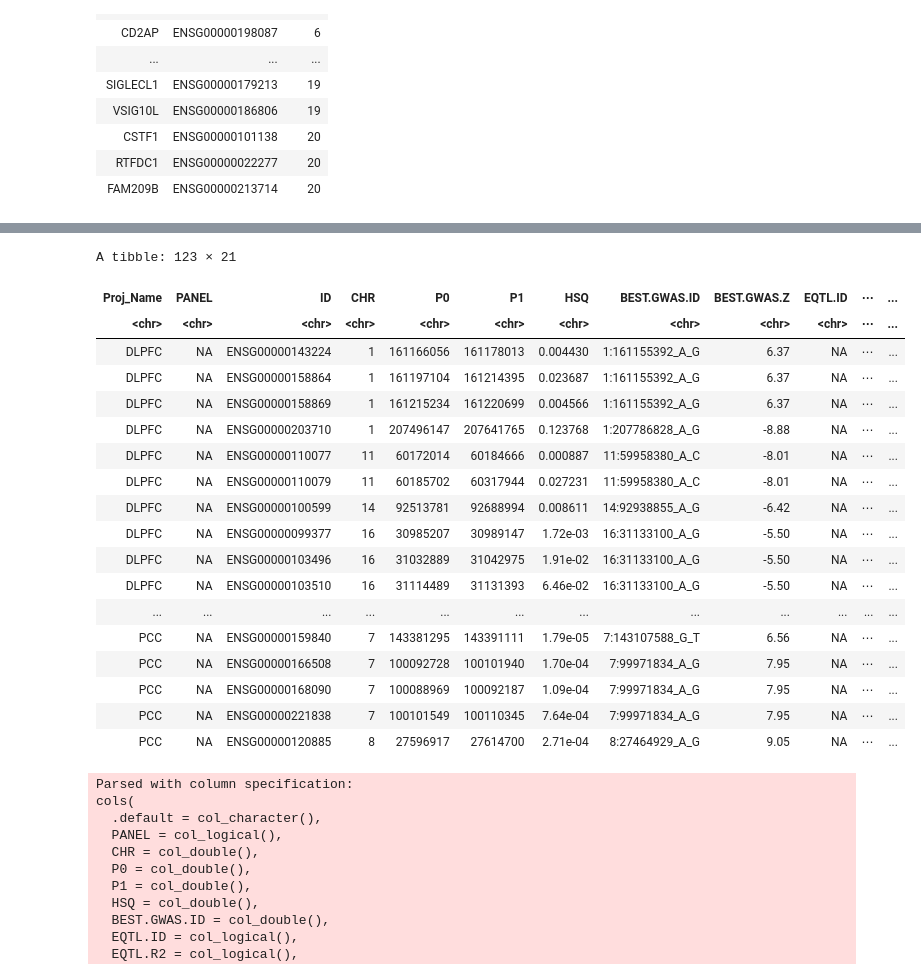
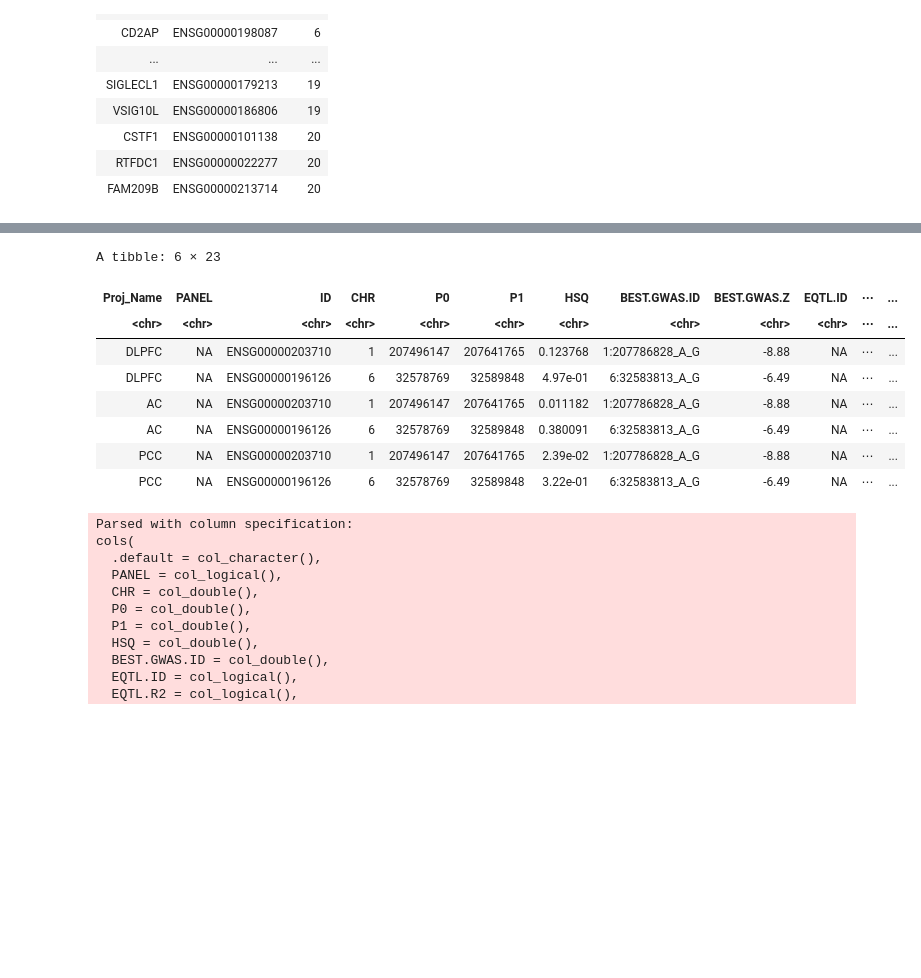
Before and after one commit to gaow/neuro-twas, a Jupyter notebook: archive/Whole_Genome_TWAS.ipynb, the cells around one changed output, grey strips where cells are left out. Cells and saved outputs as stored; diff of their text form; code cells hidden in the pictures; blank space fills up the shorter version.

```diff
--- a/archive/Whole_Genome_TWAS.ipynb
+++ b/archive/Whole_Genome_TWAS.ipynb
@@ -383,25 +373,15 @@ See spec(...) for full column specifications.
 # %%
-analysis%>%unnest(result_data_TWAS)%>%filter(ID %in% gene$ensembl_id )
+analysis%>%unnest(result_data_TWAS)%>%filter(ID %in% gene$ensembl_id )%>%select(-psed_gene,-result_data,-twas_gene)%>%filter(ID %in% c("ENSG00000196126","ENSG00000203710") )
 # %% [output]
-A tibble: 123 × 21
+A tibble: 6 × 23
 | Proj_Name | PANEL | ID | CHR | P0 | P1 | HSQ | BEST.GWAS.ID | BEST.GWAS.Z | EQTL.ID | ⋯ | ... |
 | <chr> | <chr> | <chr> | <chr> | <chr> | <chr> | <chr> | <chr> | <chr> | <chr> | ⋯ | ... |
-| DLPFC | NA | ENSG00000143224 | 1 | 161166056 | 161178013 | 0.004430 | 1:161155392_A_G | 6.37 | NA | ⋯ | ... |
-| DLPFC | NA | ENSG00000158864 | 1 | 161197104 | 161214395 | 0.023687 | 1:161155392_A_G | 6.37 | NA | ⋯ | ... |
-| DLPFC | NA | ENSG00000158869 | 1 | 161215234 | 161220699 | 0.004566 | 1:161155392_A_G | 6.37 | NA | ⋯ | ... |
 | DLPFC | NA | ENSG00000203710 | 1 | 207496147 | 207641765 | 0.123768 | 1:207786828_A_G | -8.88 | NA | ⋯ | ... |
-| DLPFC | NA | ENSG00000110077 | 11 | 60172014 | 60184666 | 0.000887 | 11:59958380_A_C | -8.01 | NA | ⋯ | ... |
-| DLPFC | NA | ENSG00000110079 | 11 | 60185702 | 60317944 | 0.027231 | 11:59958380_A_C | -8.01 | NA | ⋯ | ... |
-| DLPFC | NA | ENSG00000100599 | 14 | 92513781 | 92688994 | 0.008611 | 14:92938855_A_G | -6.42 | NA | ⋯ | ... |
-| DLPFC | NA | ENSG00000099377 | 16 | 30985207 | 30989147 | 1.72e-03 | 16:31133100_A_G | -5.50 | NA | ⋯ | ... |
-| DLPFC | NA | ENSG00000103496 | 16 | 31032889 | 31042975 | 1.91e-02 | 16:31133100_A_G | -5.50 | NA | ⋯ | ... |
-| DLPFC | NA | ENSG00000103510 | 16 | 31114489 | 31131393 | 6.46e-02 | 16:31133100_A_G | -5.50 | NA | ⋯ | ... |
-| ... | ... | ... | ... | ... | ... | ... | ... | ... | ... | ... | ... |
-| PCC | NA | ENSG00000159840 | 7 | 143381295 | 143391111 | 1.79e-05 | 7:143107588_G_T | 6.56 | NA | ⋯ | ... |
-| PCC | NA | ENSG00000166508 | 7 | 100092728 | 100101940 | 1.70e-04 | 7:99971834_A_G | 7.95 | NA | ⋯ | ... |
-| PCC | NA | ENSG00000168090 | 7 | 100088969 | 100092187 | 1.09e-04 | 7:99971834_A_G | 7.95 | NA | ⋯ | ... |
-| PCC | NA | ENSG00000221838 | 7 | 100101549 | 100110345 | 7.64e-04 | 7:99971834_A_G | 7.95 | NA | ⋯ | ... |
-| PCC | NA | ENSG00000120885 | 8 | 27596917 | 27614700 | 2.71e-04 | 8:27464929_A_G | 9.05 | NA | ⋯ | ... |
+| DLPFC | NA | ENSG00000196126 | 6 | 32578769 | 32589848 | 4.97e-01 | 6:32583813_A_G | -6.49 | NA | ⋯ | ... |
+| AC | NA | ENSG00000203710 | 1 | 207496147 | 207641765 | 0.011182 | 1:207786828_A_G | -8.88 | NA | ⋯ | ... |
+| AC | NA | ENSG00000196126 | 6 | 32578769 | 32589848 | 0.380091 | 6:32583813_A_G | -6.49 | NA | ⋯ | ... |
+| PCC | NA | ENSG00000203710 | 1 | 207496147 | 207641765 | 2.39e-02 | 1:207786828_A_G | -8.88 | NA | ⋯ | ... |
+| PCC | NA | ENSG00000196126 | 6 | 32578769 | 32589848 | 3.22e-01 | 6:32583813_A_G | -6.49 | NA | ⋯ | ... |
 # %%
 analysis%>%unnest(result_data_TWAS)%>%filter(ID %in% gene$ensembl_id )%>%saveRDS("~/mv_susie_cand.rds")
 # %%
```
Also changed, not shown: parts of 3 cells of this notebook, 6 other files.
